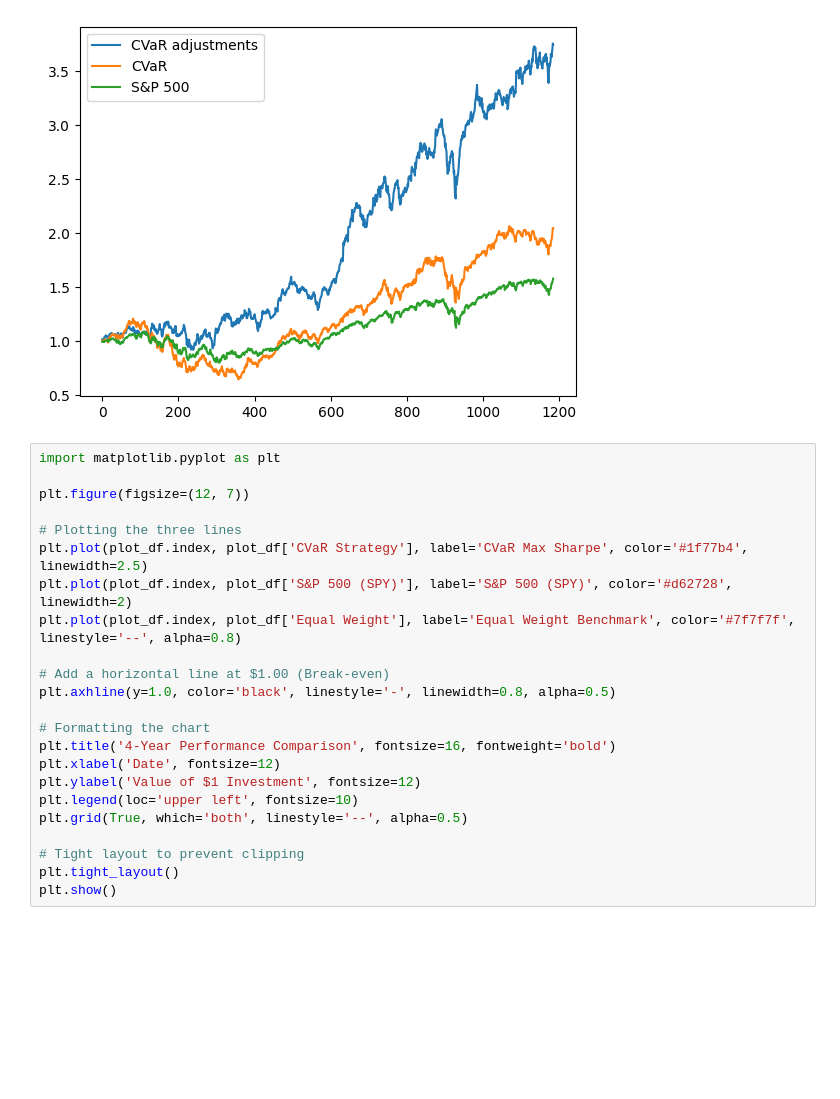
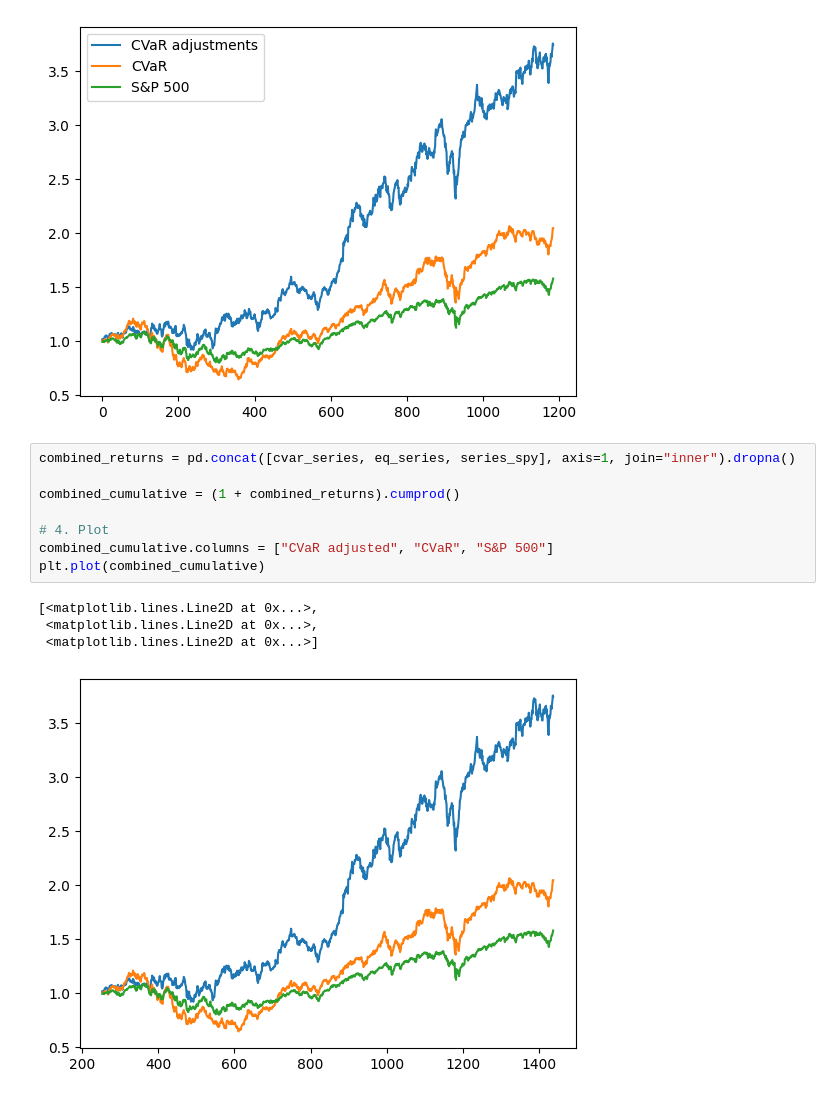
Before and after one commit to ikergomezgarza/Empezando, a Jupyter notebook: proyects/P11_/p11_learn.ipynb, the cells around one changed output. Drawn from its saved outputs; the diff is of its cells as text; blank space fills up the shorter version.

```diff
--- a/proyects/P11_/p11_learn.ipynb
+++ b/proyects/P11_/p11_learn.ipynb
@@ -206,26 +206,16 @@ plt.legend()
 plt.show()
 # %% [output]
 [figure]
-# %%
-import matplotlib.pyplot as plt
-
-plt.figure(figsize=(12, 7))
-
-# Plotting the three lines
-plt.plot(plot_df.index, plot_df['CVaR Strategy'], label='CVaR Max Sharpe', color='#1f77b4', linewidth=2.5)
-plt.plot(plot_df.index, plot_df['S&P 500 (SPY)'], label='S&P 500 (SPY)', color='#d62728', linewidth=2)
-plt.plot(plot_df.index, plot_df['Equal Weight'], label='Equal Weight Benchmark', color='#7f7f7f', linestyle='--', alpha=0.8)
-
-# Add a horizontal line at $1.00 (Break-even)
-plt.axhline(y=1.0, color='black', linestyle='-', linewidth=0.8, alpha=0.5)
-
-# Formatting the chart
-plt.title('4-Year Performance Comparison', fontsize=16, fontweight='bold')
-plt.xlabel('Date', fontsize=12)
-plt.ylabel('Value of $1 Investment', fontsize=12)
-plt.legend(loc='upper left', fontsize=10)
-plt.grid(True, which='both', linestyle='--', alpha=0.5)
-
-# Tight layout to prevent clipping
-plt.tight_layout()
-plt.show()
+# %%
+combined_returns = pd.concat([cvar_series, eq_series, series_spy], axis=1, join="inner").dropna()
+
+combined_cumulative = (1 + combined_returns).cumprod()
+
+# 4. Plot
+combined_cumulative.columns = ["CVaR adjusted", "CVaR", "S&P 500"]
+plt.plot(combined_cumulative)
+# %% [output]
+[<matplotlib.lines.Line2D at 0x...>,
+ <matplotlib.lines.Line2D at 0x...>,
+ <matplotlib.lines.Line2D at 0x...>]
+[figure, added]
```
Also changed, not shown: parts of 1 cell of this notebook, 1 other file.
